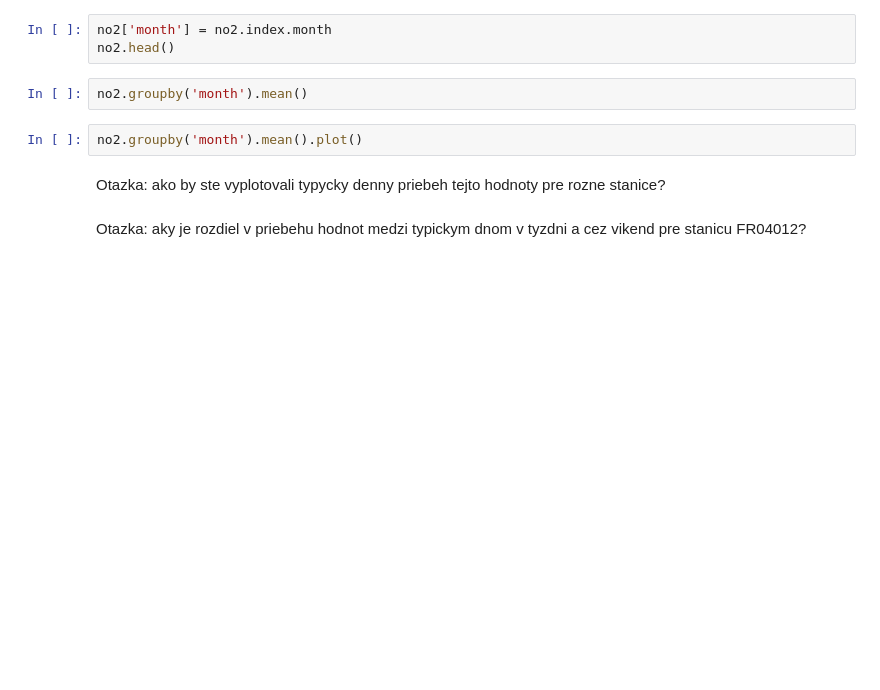
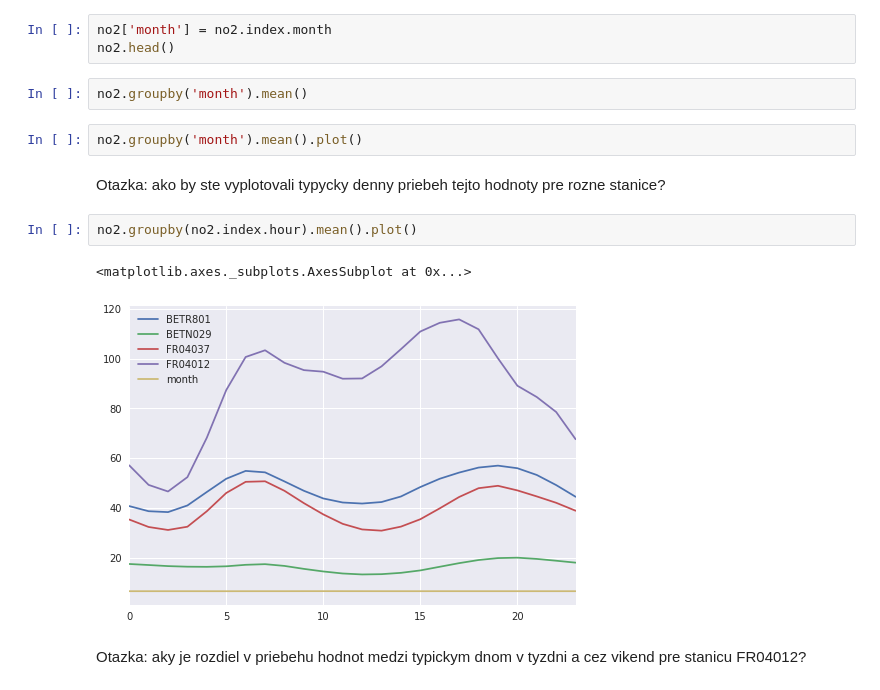
Before and after one commit to martinmocko/vos-2017, a Jupyter notebook: Integracia_dat.ipynb, the cells around one changed output. Cells and saved outputs as stored; diff of their text form; blank space fills up the shorter version.

```diff
--- a/Integracia_dat.ipynb
+++ b/Integracia_dat.ipynb
@@ -446,6 +922,11 @@ Otazka: ako by ste vyplotovali typycky denny priebeh tejto hodnoty pre rozne sta
 <!--
 no2.groupby(no2.index.hour).mean().plot()
 -->
+# %%
+no2.groupby(no2.index.hour).mean().plot()
+# %% [output]
+<matplotlib.axes._subplots.AxesSubplot at 0x...>
+[figure, added]
 # %% [markdown]
 Otazka: aky je rozdiel v priebehu hodnot medzi typickym dnom v tyzdni a cez vikend pre stanicu FR04012?
 <!--
```
Also changed, not shown: parts of 109 cells of this notebook, 13 other files.
